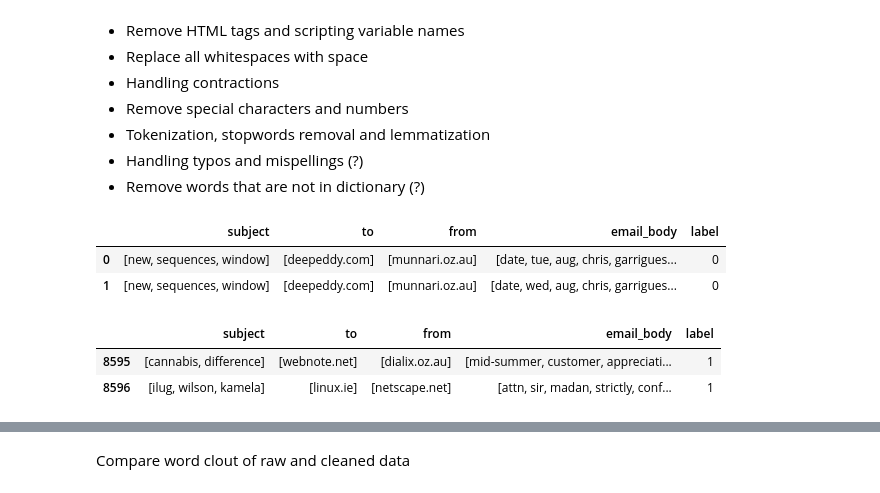
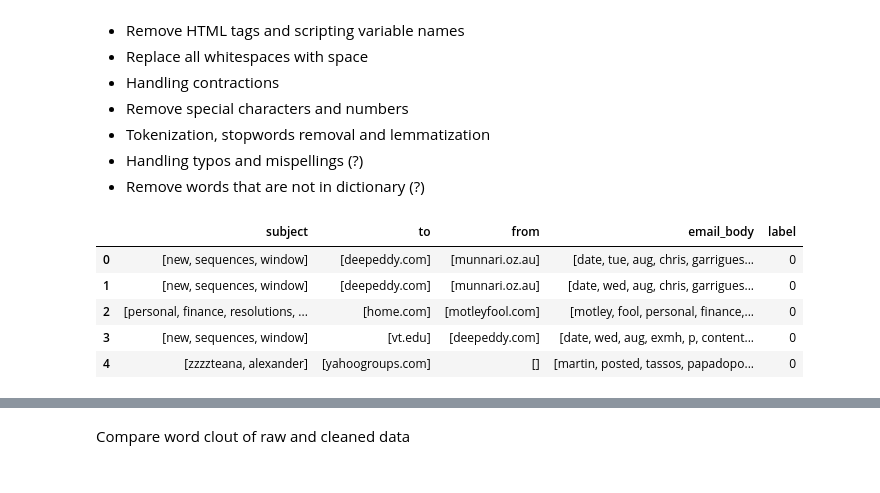
Before and after one commit to abccastro/Email-Spam-or-Ham-Detector-using-Naive-Bayes, a Jupyter notebook: Email Spam or Ham Detector using Naive Bayes.ipynb, the cells around one changed output, grey strips where cells are left out. Saved outputs shown, nothing was run; the diff lists cells and outputs as text; code cells hidden in the pictures.

```diff
--- a/Email Spam or Ham Detector using Naive Bayes.ipynb
+++ b/Email Spam or Ham Detector using Naive Bayes.ipynb
@@ -206,38 +222,37 @@ def remove_unnecessary_words(text):
     pattern_email = r'\b[a-z0-9._%+-]+@[a-z0-9.-]+\.[a-z]{2,7}\b'
     text = re.sub(pattern_email, '', text)
 
     # Remove URLs
     pattern_url = r'https?://(?:www\.)?[\w\.-]+(?:\.[a-z]{2,})+(?:/[-\w\.,/]*)*(?:\?[\w\%&=]*)?'
     text = re.sub(pattern_url, '', text)
 
     # Handle contractions
     text = contractions.fix(text)
 
     # Remove all special characters and numbers
     pattern_special_num = r'(?<![a-z])-(?![a-z])|[^a-z\s-]+'
     text = re.sub(pattern_special_num, ' ', text)
 
     # Replace all whitespaces (new lines, tabs, etc.) to space
     pattern_whitespace = r'\s+'
     text = re.sub(pattern_whitespace, ' ', text)
 
     # Tokenize the text and remove stopwords
     word_list = [word for word in word_tokenize(text) if word not in stop_words]
 
     return word_list
 
 
 data_cleaned_df[['subject', 'email_body']] = data_cleaned_df[['subject', 'email_body']].applymap(remove_unnecessary_words)
 
-display(data_cleaned_df.head(2))
-display(data_cleaned_df.tail(2))
+display(data_cleaned_df.head(5))
 # %% [output]
 |  | subject | to | from | email_body | label |
 | 0 | [new, sequences, window] | [deepeddy.com] | [munnari.oz.au] | [date, tue, aug, chris, garrigues... | 0 |
 | 1 | [new, sequences, window] | [deepeddy.com] | [munnari.oz.au] | [date, wed, aug, chris, garrigues... | 0 |
+| 2 | [personal, finance, resolutions, ... | [home.com] | [motleyfool.com] | [motley, fool, personal, finance,... | 0 |
+| 3 | [new, sequences, window] | [vt.edu] | [deepeddy.com] | [date, wed, aug, exmh, p, content... | 0 |
+| 4 | [zzzzteana, alexander] | [yahoogroups.com] | [] | [martin, posted, tassos, papadopo... | 0 |
-|  | subject | to | from | email_body | label |
-| 8595 | [cannabis, difference] | [webnote.net] | [dialix.oz.au] | [mid-summer, customer, appreciati... | 1 |
-| 8596 | [ilug, wilson, kamela] | [linux.ie] | [netscape.net] | [attn, sir, madan, strictly, conf... | 1 |
 # %%
 # Handling typos and mispellings
 english_vocab = set(w.lower() for w in words.words())
```
Also changed, not shown: parts of 69 cells of this notebook.
